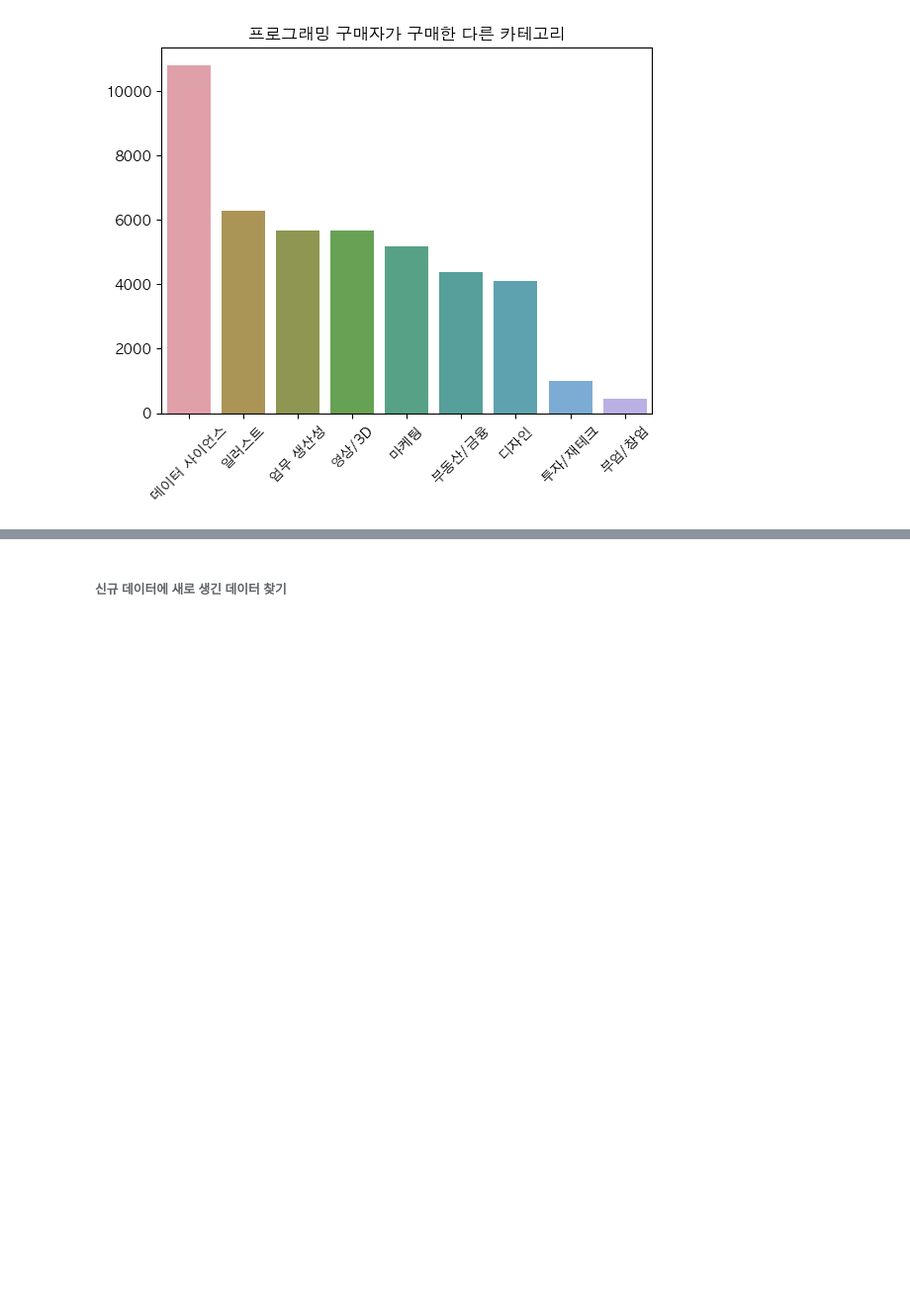
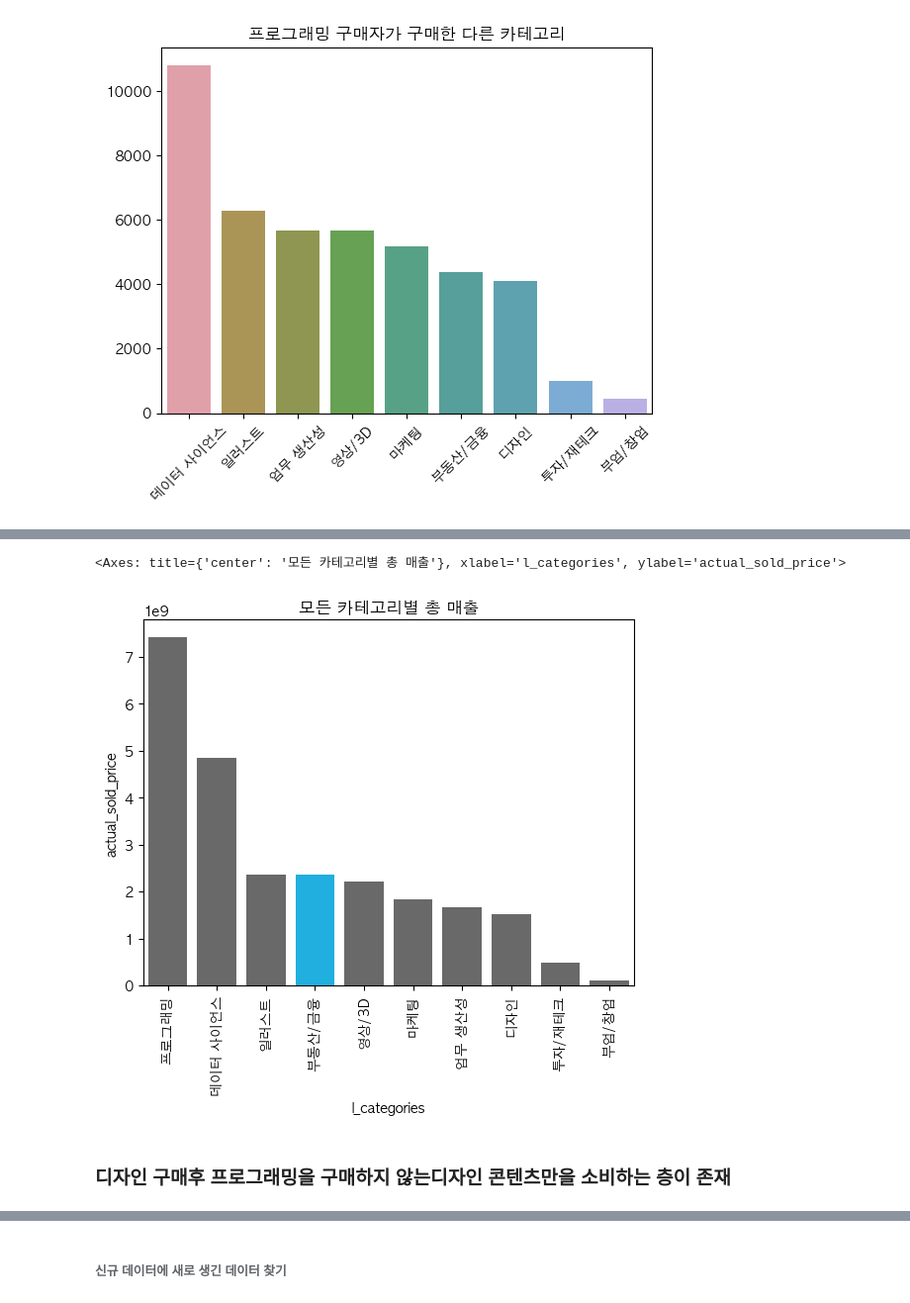
Before and after one commit to jasonheesanglee/YEAR_DREAM, a Jupyter notebook: FC_PJT/FC_PJT2.ipynb, the cells around one changed output, grey strips where cells are left out. Shown at 99% size. Drawn from its saved outputs; the diff is of its cells as text; code cells hidden in the pictures; blank space fills up the shorter version.

```diff
--- a/FC_PJT/FC_PJT2.ipynb
+++ b/FC_PJT/FC_PJT2.ipynb
@@ -1166,0 +1149,10 @@ sns.barplot(x = ["프로그래밍 구매 X", "프로그래밍 구매 O"] , y =[8
+# %%
+plt.title("모든 카테고리별 총 매출")
+plt.xticks(rotation=90)
+sns.barplot(data = temp2.sort_values("actual_sold_price",ascending=False) , x = "l_categories" , y = 'actual_sold_price' , \
+    palette = ["dimgray","dimgray","dimgray","deepskyblue","dimgray","dimgray","dimgray","dimgray","dimgray","dimgray","dimgray" ] )
+# %% [output]
+<Axes: title={'center': '모든 카테고리별 총 매출'}, xlabel='l_categories', ylabel='actual_sold_price'>
+[figure, added]
+# %% [markdown]
+### 디자인 구매후 프로그래밍을 구매하지 않는디자인 콘텐츠만을 소비하는 층이 존재
```
Also changed, not shown: parts of 76 cells of this notebook.
